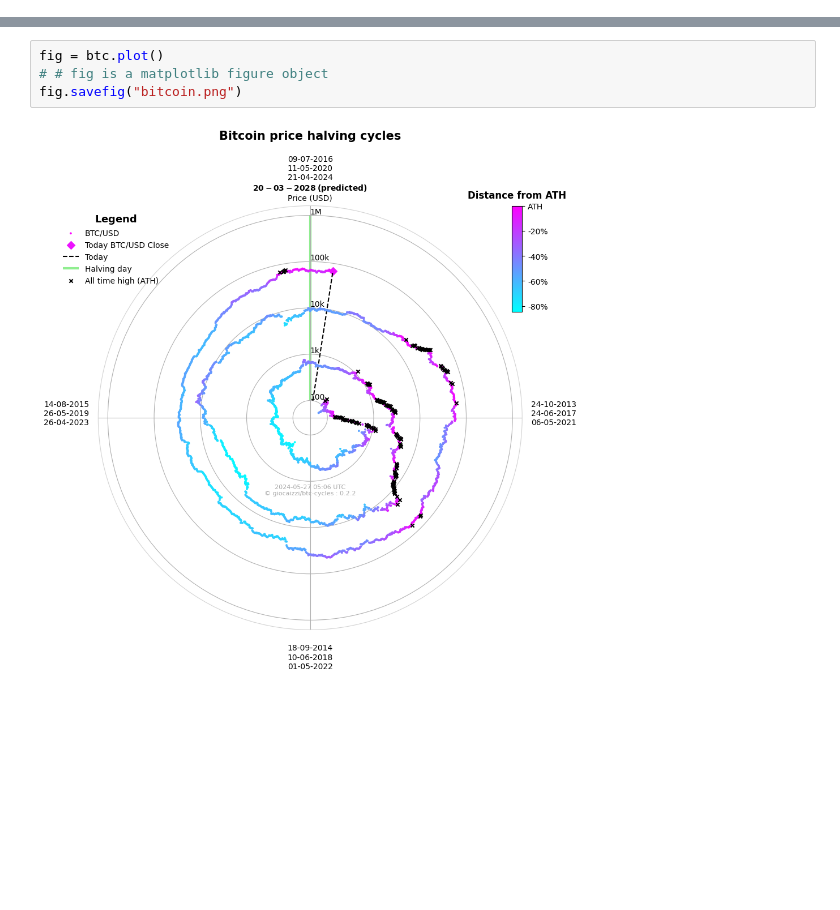
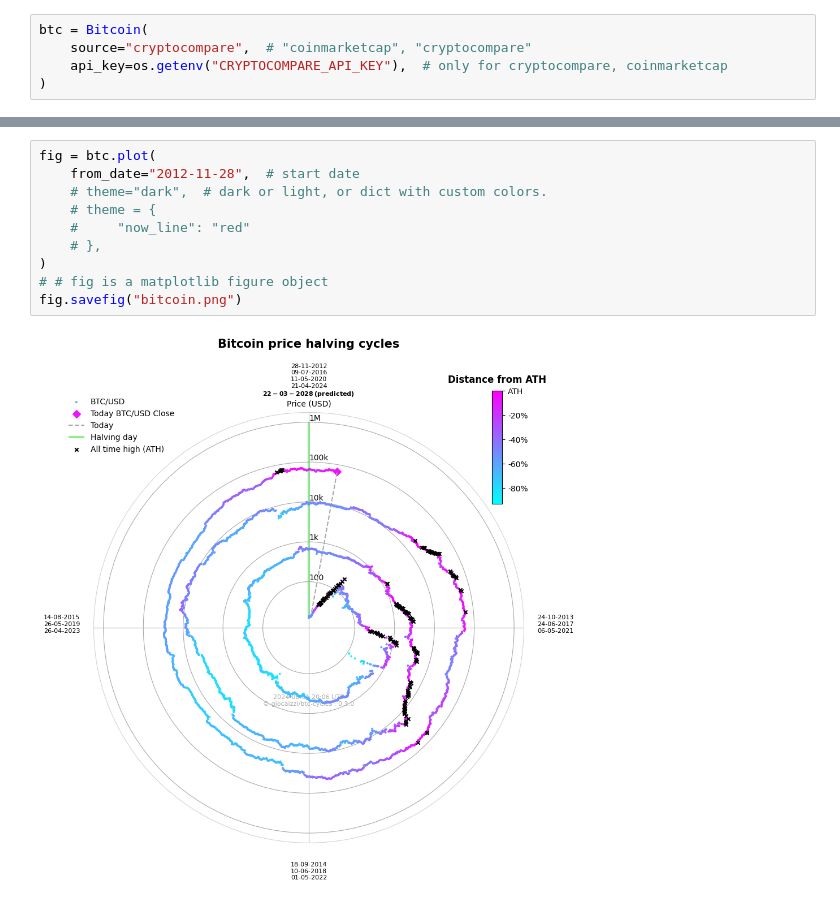
Before and after one commit to giocaizzi/btc-cycles, a Jupyter notebook: bitcoin.ipynb, the cells around one changed output, grey strips where cells are left out. Cells and saved outputs as stored; diff of their text form; blank space fills up the shorter version.

```diff
--- a/bitcoin.ipynb
+++ b/bitcoin.ipynb
@@ -33,0 +40,5 @@ Halvings().data
+# %%
+btc = Bitcoin(
+    source="cryptocompare",  # "coinmarketcap", "cryptocompare"
+    api_key=os.getenv("CRYPTOCOMPARE_API_KEY"),  # only for cryptocompare, coinmarketcap
+)
@@ -50,6 +89,12 @@ btc.prices
 # %%
-fig = btc.plot()
+fig = btc.plot(
+    from_date="2012-11-28",  # start date
+    # theme="dark",  # dark or light, or dict with custom colors.
+    # theme = {
+    #     "now_line": "red"
+    # },
+)
 # # fig is a matplotlib figure object
 fig.savefig("bitcoin.png")
 # %% [output]
-[figure, old version]
+[figure, new version]
```
Also changed, not shown: parts of 12 cells of this notebook, 17 other files.
